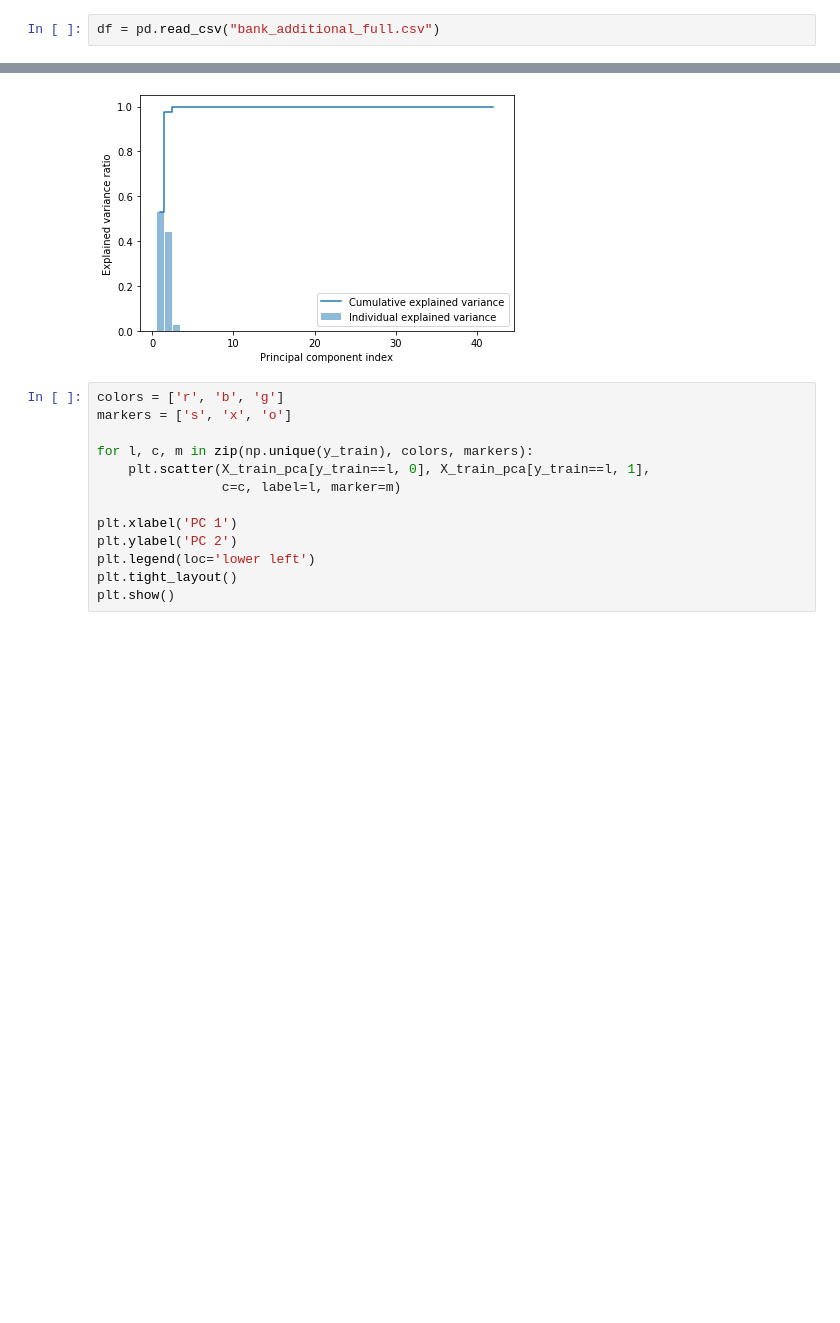
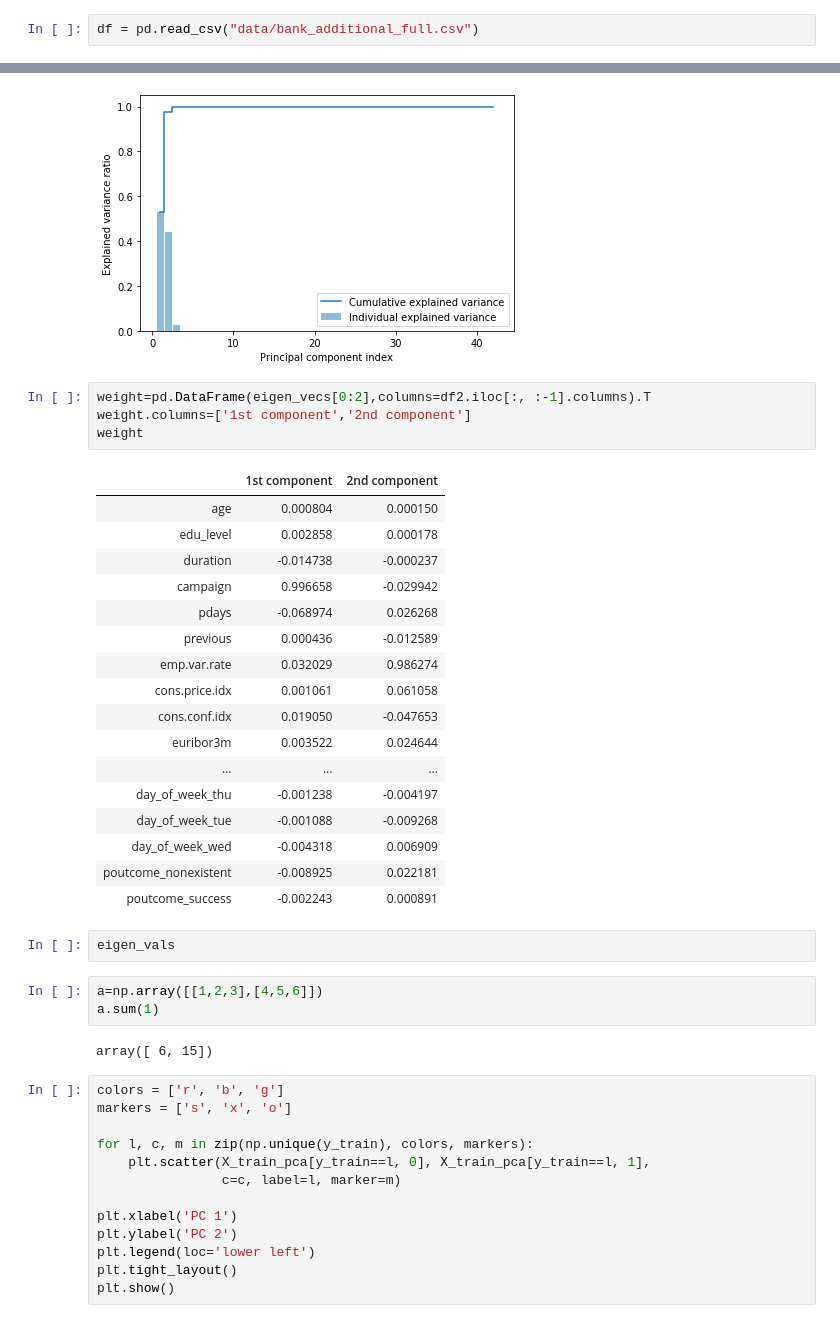
Before and after one commit to Johnxinlei/PHBS_MLF_Project, a Jupyter notebook: MLF_Project_Final.ipynb, the cells around one changed output, grey strips where cells are left out. Saved outputs shown, nothing was run; the diff lists cells and outputs as text; blank space fills up the shorter version.

```diff
--- a/MLF_Project_Final.ipynb
+++ b/MLF_Project_Final.ipynb
@@ -5,7 +5,7 @@ import pandas as pd
 import numpy as np
 import matplotlib.pyplot as plt
 # %%
-df = pd.read_csv("bank_additional_full.csv")
+df = pd.read_csv("data/bank_additional_full.csv")
 # %%
 df.head()
 # %% [output]
@@ -198,6 +198,35 @@ plt.tight_layout()
 plt.show()
 # %% [output]
 [figure]
+# %%
+weight=pd.DataFrame(eigen_vecs[0:2],columns=df2.iloc[:, :-1].columns).T
+weight.columns=['1st component','2nd component']
+weight
+# %% [output]
+|  | 1st component | 2nd component |
+| age | 0.000804 | 0.000150 |
+| edu_level | 0.002858 | 0.000178 |
+| duration | -0.014738 | -0.000237 |
+| campaign | 0.996658 | -0.029942 |
+| pdays | -0.068974 | 0.026268 |
+| previous | 0.000436 | -0.012589 |
+| emp.var.rate | 0.032029 | 0.986274 |
+| cons.price.idx | 0.001061 | 0.061058 |
+| cons.conf.idx | 0.019050 | -0.047653 |
+| euribor3m | 0.003522 | 0.024644 |
+| ... | ... | ... |
+| day_of_week_thu | -0.001238 | -0.004197 |
+| day_of_week_tue | -0.001088 | -0.009268 |
+| day_of_week_wed | -0.004318 | 0.006909 |
+| poutcome_nonexistent | -0.008925 | 0.022181 |
+| poutcome_success | -0.002243 | 0.000891 |
+# %%
+eigen_vals
+# %%
+a=np.array([[1,2,3],[4,5,6]])
+a.sum(1)
+# %% [output]
+array([ 6, 15])
 # %%
 colors = ['r', 'b', 'g']
 markers = ['s', 'x', 'o']
```
Also changed, not shown: parts of 1 cell of this notebook.
